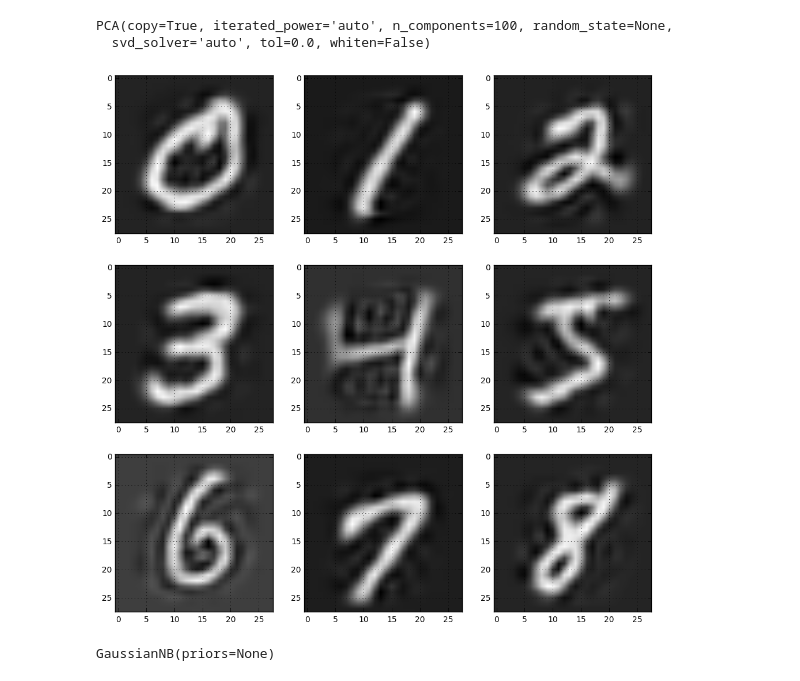
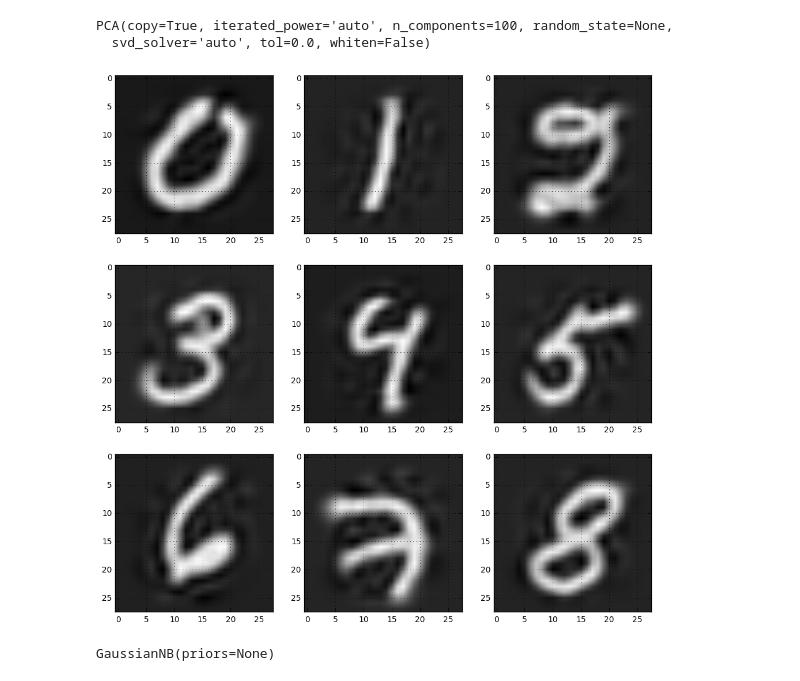
Before and after one commit to RenaudWasTaken/mnist, a Jupyter notebook: Naive Bayes.ipynb, the cells around one changed output. Drawn from its saved outputs; the diff is of its cells as text; code cells hidden in the pictures.

```diff
--- a/Naive Bayes.ipynb
+++ b/Naive Bayes.ipynb
@@ -15,5 +15,5 @@ from sklearn.naive_bayes import GaussianNB
 
 %matplotlib inline
 # %%
-train_set, test_set, validation_set = src.mnist.get_mnist_full()
+train_set, test_set = src.mnist.get_mnist_full(components=2, validation=False)
 # %% [output]
@@ -25,7 +35,7 @@ plt.figure(1)
 for i in range(9):
     idx = np.where(train_set.labels == i)[0][0]
     plt.subplot(3, 3, i + 1)
-    plt.imshow(np.reshape(train_set.images[idx] + 123, (train_set.rows, train_set.cols)), cmap='gray')
+    plt.imshow(np.reshape(train_set.images[idx] + 123, (28, 28)), cmap='gray')
     plt.grid(True)
 
 plt.show()
@@ -40,3 +44,3 @@ PCA(copy=True, iterated_power='auto', n_components=2, random_state=None,
 # %%
-pca_train_images = pca.transform(train_set.images)
+pca_train_images = train_set.PCA.transform(train_set.images)
 # %%
@@ -71,15 +75,15 @@ PCA(copy=True, iterated_power='auto', n_components=100, random_state=None,
 # %%
 plt.figure(1)
 
 for i in range(9):
     idx = np.where(train_set.labels == i)[0][0]
     transformed = pca3.transform(train_set.images[idx].reshape(1, -1))
 
     plt.subplot(3, 3, i + 1)
-    plt.imshow(np.reshape(pca3.inverse_transform(transformed) + 123, (train_set.rows, train_set.cols)), cmap='gray')
+    plt.imshow(np.reshape(pca3.inverse_transform(transformed) + 123, (28, 28)), cmap='gray')
     plt.grid(True)
 # %% [output]
-[figure, old version]
+[figure, new version]
 # %%
 train_images_pca3 = pca3.transform(train_set.images)
 test_images_pca3 = pca3.transform(test_set.images)
```
Also changed, not shown: parts of 10 cells of this notebook, 2 other files.
